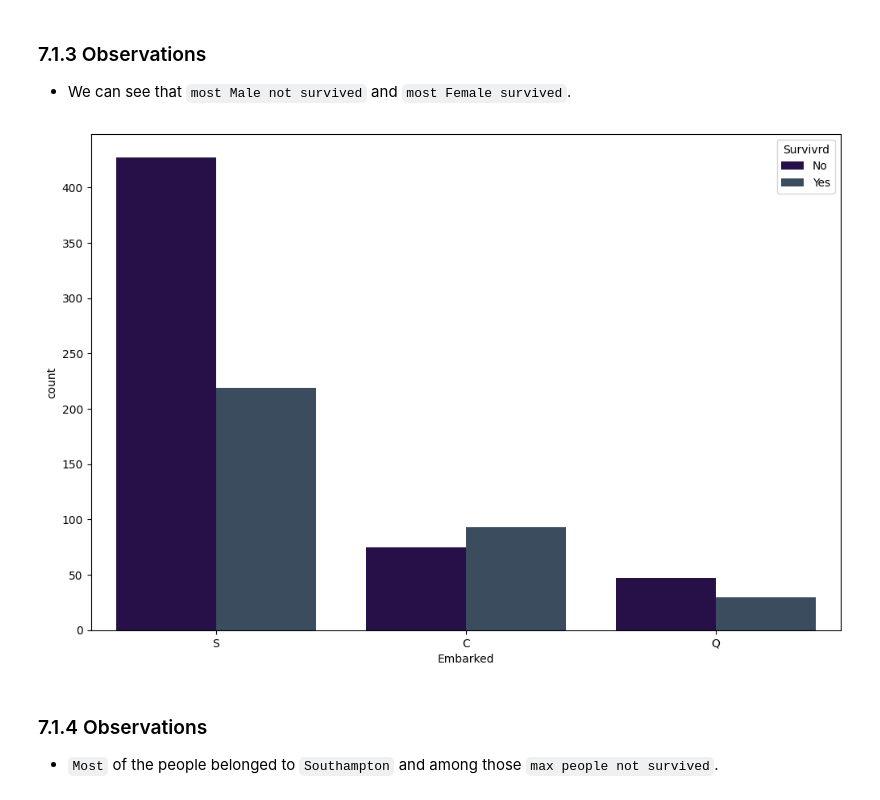
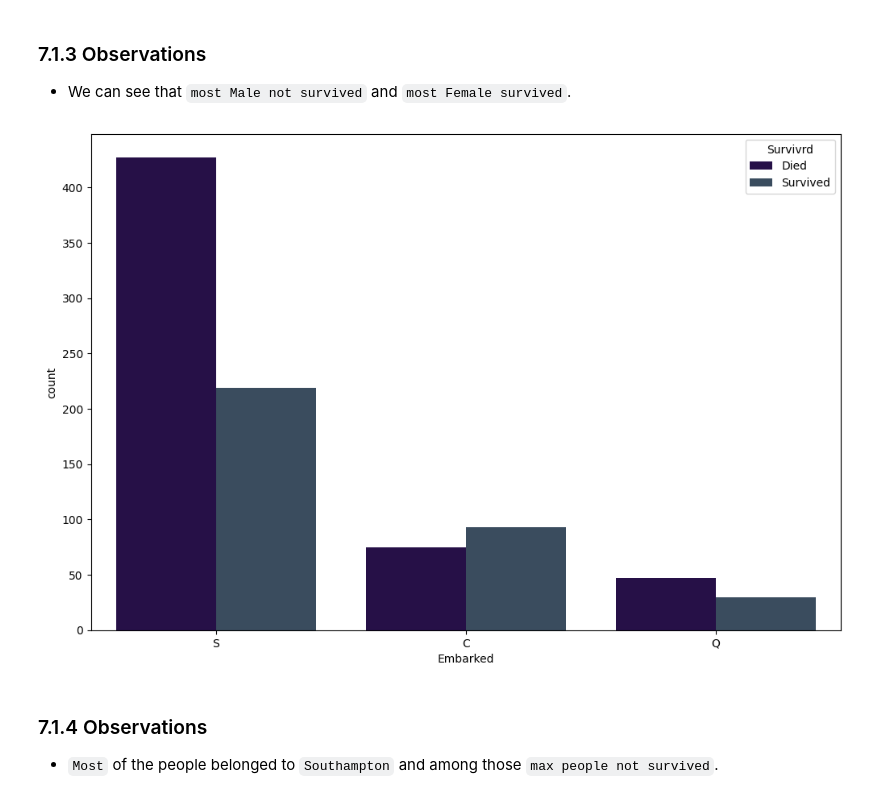
Before and after one commit to HaiderQadri/PYTHON-For-Data-Science_and_AI, a Jupyter notebook: 00_projects/04_titanic_eda_and_model_for_prediction/titanic_eda_and_model.ipynb, the cells around one changed output. Saved outputs shown, nothing was run; the diff lists cells and outputs as text; code cells hidden in the pictures.

```diff
--- a/00_projects/04_titanic_eda_and_model_for_prediction/titanic_eda_and_model.ipynb
+++ b/00_projects/04_titanic_eda_and_model_for_prediction/titanic_eda_and_model.ipynb
@@ -509,15 +509,15 @@ plt.show()
 # %%
 # Let's see survived based on embaarked
 plt.figure(figsize = (12, 8))
 
 # Let's define color for each class
 color = ['#240750', '#344C64']
 
 sns.countplot(df_train, x = 'Embarked', hue = 'Survived', palette=color)
-plt.legend(title = 'Survivrd', labels = ['No', 'Yes'])
+plt.legend(title = 'Survivrd', labels = ['Died', 'Survived'])
 plt.show()
 # %% [output]
-[figure, old version]
+[figure, new version]
 # %% [markdown]
 ### 7.1.4 Observations
 - `Most` of the people belonged to `Southampton` and among those `max people not survived`.
```
Also changed, not shown: parts of 16 cells of this notebook.
